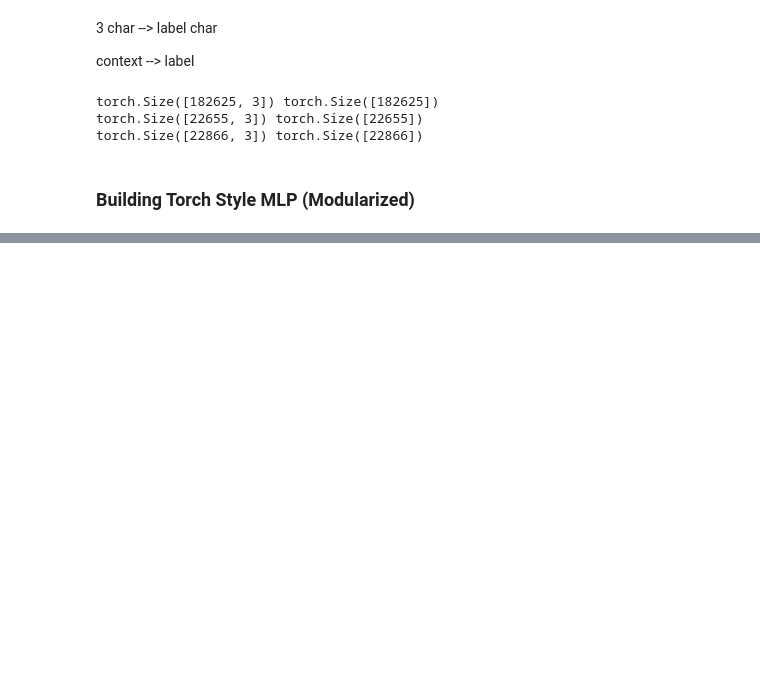
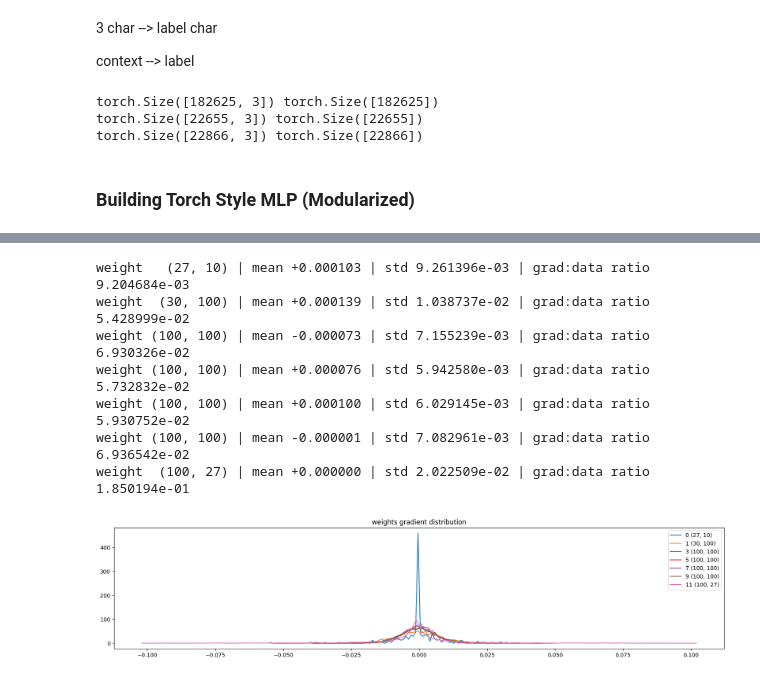
Before and after one commit to HanCreation/makemore, a Jupyter notebook: BNTorchMakemore_notedbyhan_yay.ipynb, the cells around one changed output, grey strips where cells are left out. Cells and saved outputs as stored; diff of their text form; code cells hidden in the pictures; blank space fills up the shorter version.

```diff
--- a/BNTorchMakemore_notedbyhan_yay.ipynb
+++ b/BNTorchMakemore_notedbyhan_yay.ipynb
@@ -309,0 +335,22 @@ for i in range(max_steps):
+# %%
+# visualize histograms
+plt.figure(figsize=(20, 4)) # width and height of the plot
+legends = []
+for i,p in enumerate(parameters):
+  t = p.grad
+  if p.ndim == 2:
+    print('weight %10s | mean %+f | std %e | grad:data ratio %e' % (tuple(p.shape), t.mean(), t.std(), t.std() / p.std()))
+    hy, hx = torch.histogram(t, density=True)
+    plt.plot(hx[:-1].detach(), hy.detach())
+    legends.append(f'{i} {tuple(p.shape)}')
+plt.legend(legends)
+plt.title('weights gradient distribution');
+# %% [output]
+weight   (27, 10) | mean +0.000103 | std 9.261396e-03 | grad:data ratio 9.204684e-03
+weight  (30, 100) | mean +0.000139 | std 1.038737e-02 | grad:data ratio 5.428999e-02
+weight (100, 100) | mean -0.000073 | std 7.155239e-03 | grad:data ratio 6.930326e-02
+weight (100, 100) | mean +0.000076 | std 5.942580e-03 | grad:data ratio 5.732832e-02
+weight (100, 100) | mean +0.000100 | std 6.029145e-03 | grad:data ratio 5.930752e-02
+weight (100, 100) | mean -0.000001 | std 7.082961e-03 | grad:data ratio 6.936542e-02
+weight  (100, 27) | mean +0.000000 | std 2.022509e-02 | grad:data ratio 1.850194e-01
+[figure, added]
```
Also changed, not shown: parts of 19 cells of this notebook.
